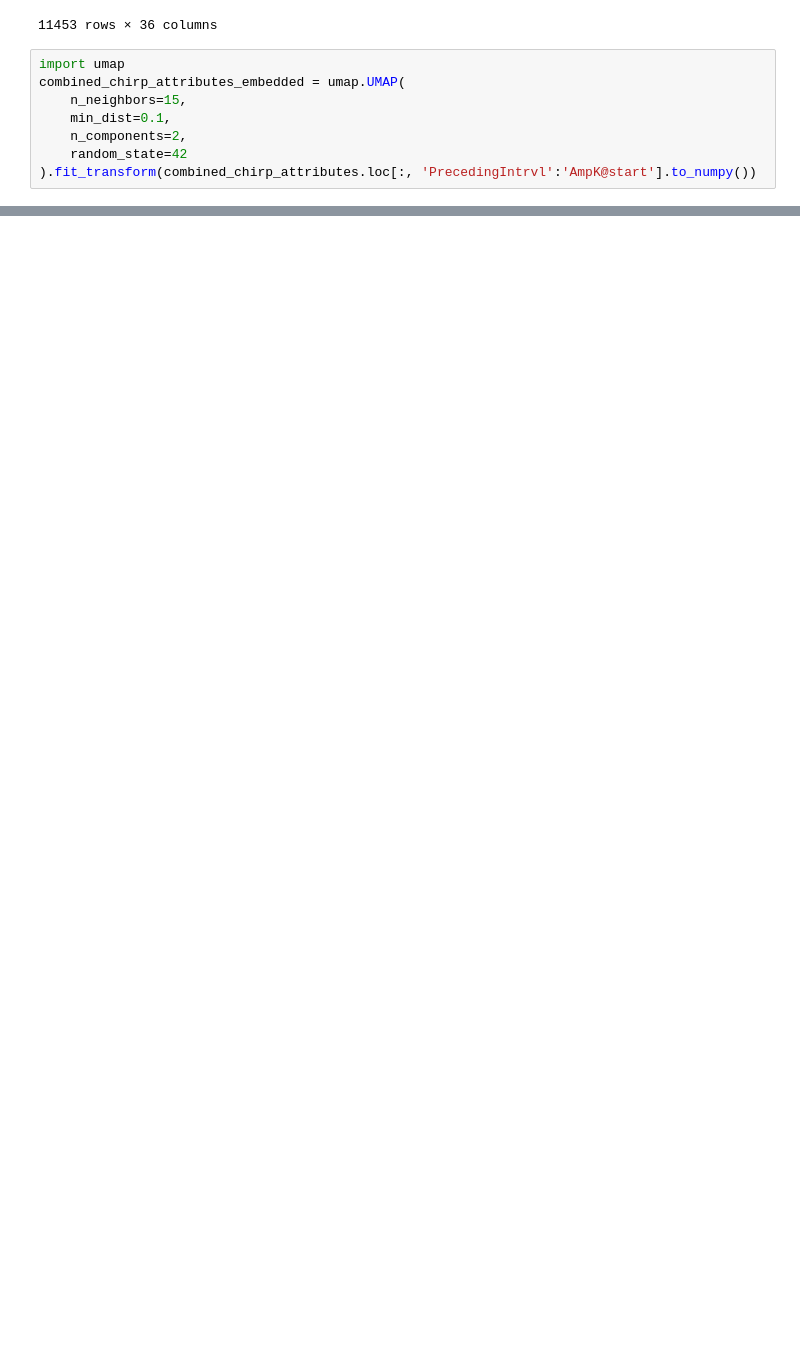
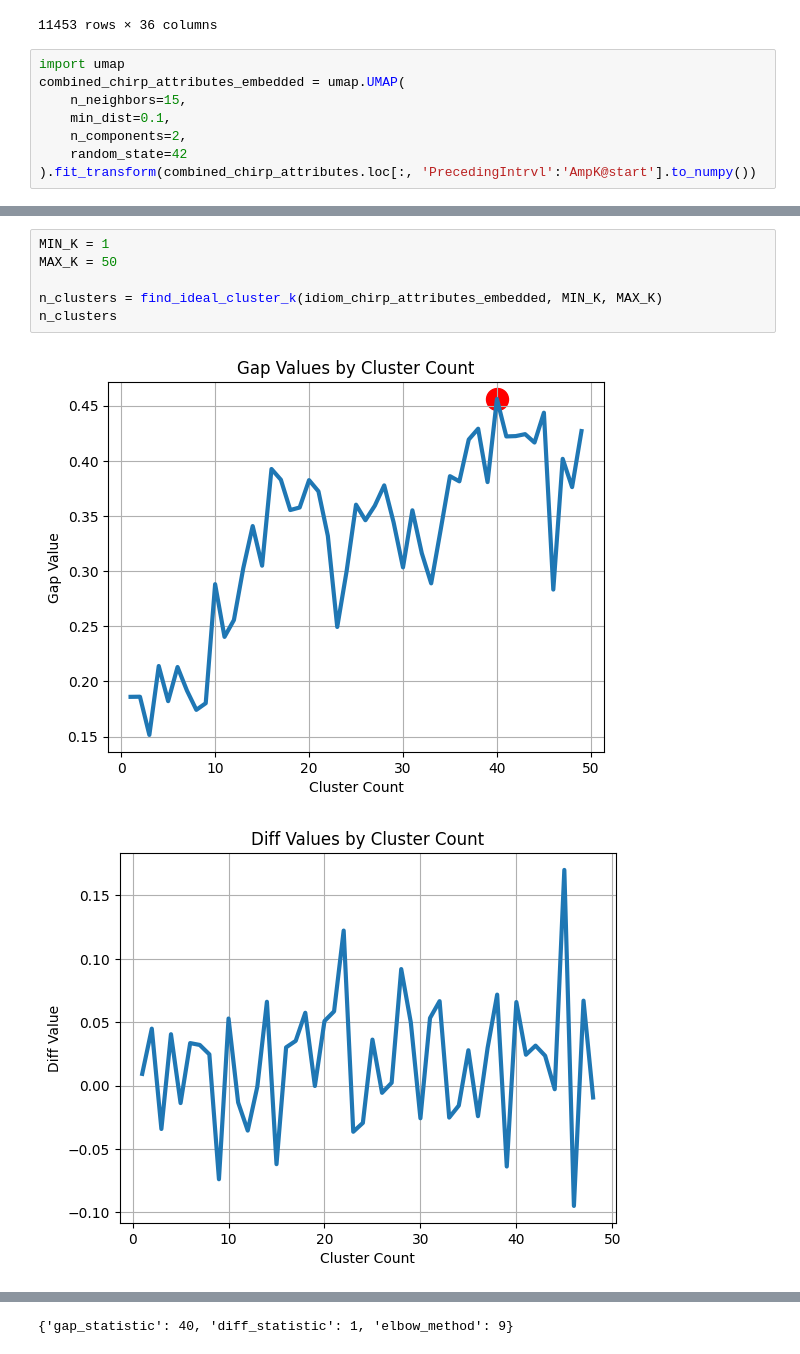
Before and after one commit to paepcke/bats, a Jupyter notebook: src/andrew/compare_results.ipynb, the cells around one changed output, grey strips where cells are left out. Saved outputs shown, nothing was run; the diff lists cells and outputs as text; blank space fills up the shorter version.

```diff
--- a/src/andrew/compare_results.ipynb
+++ b/src/andrew/compare_results.ipynb
@@ -82,0 +160,9 @@ Text(0, 0.5, 'UMAP Component 2')
+# %%
+MIN_K = 1
+MAX_K = 50
+
+n_clusters = find_ideal_cluster_k(idiom_chirp_attributes_embedded, MIN_K, MAX_K)
+n_clusters
+# %% [output]
+[figure, added]
+[figure, added]
@@ -82,0 +172 @@ Text(0, 0.5, 'UMAP Component 2')
+{'gap_statistic': 40, 'diff_statistic': 1, 'elbow_method': 9}
```
Also changed, not shown: parts of 17 cells of this notebook, 2 other files.
